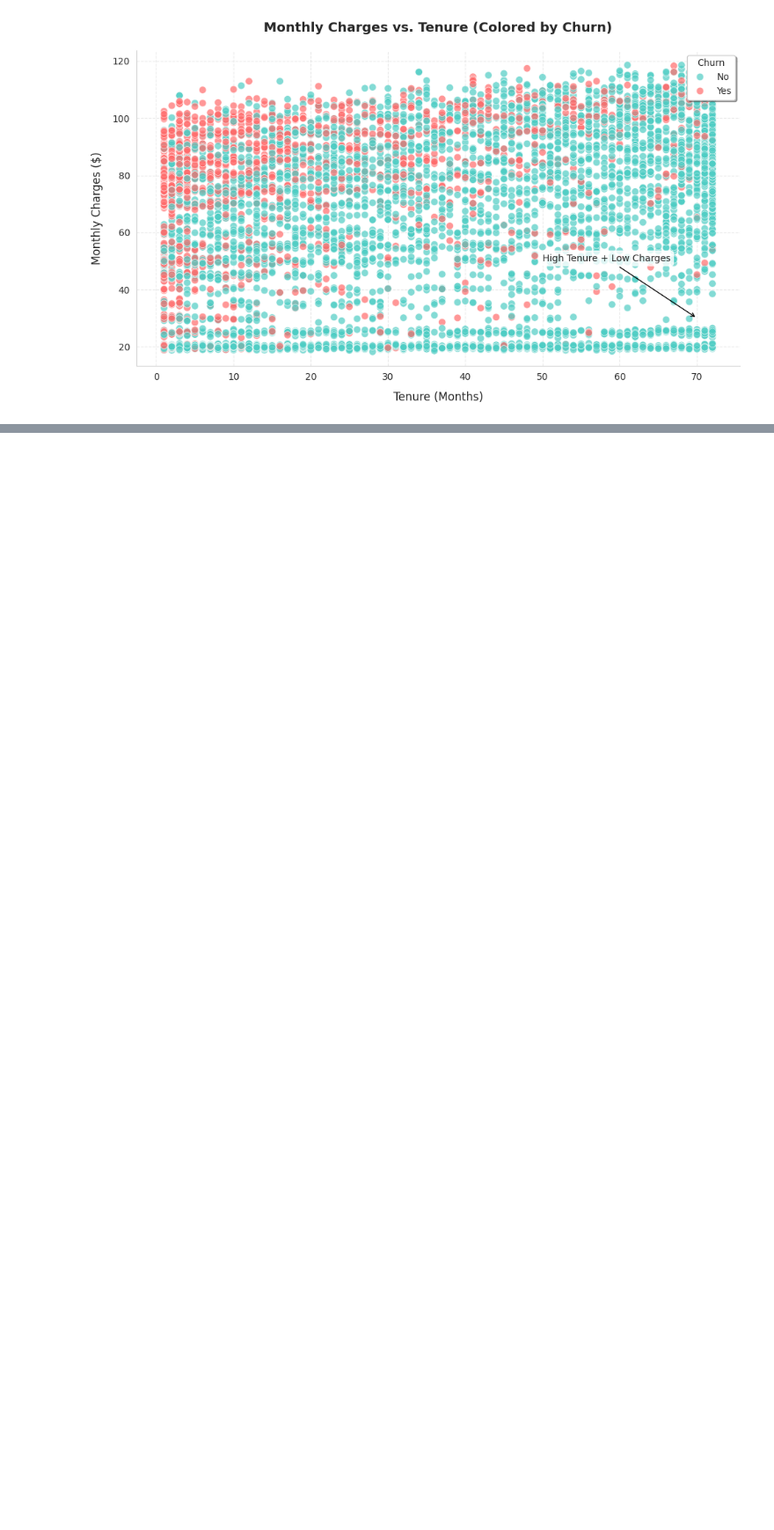
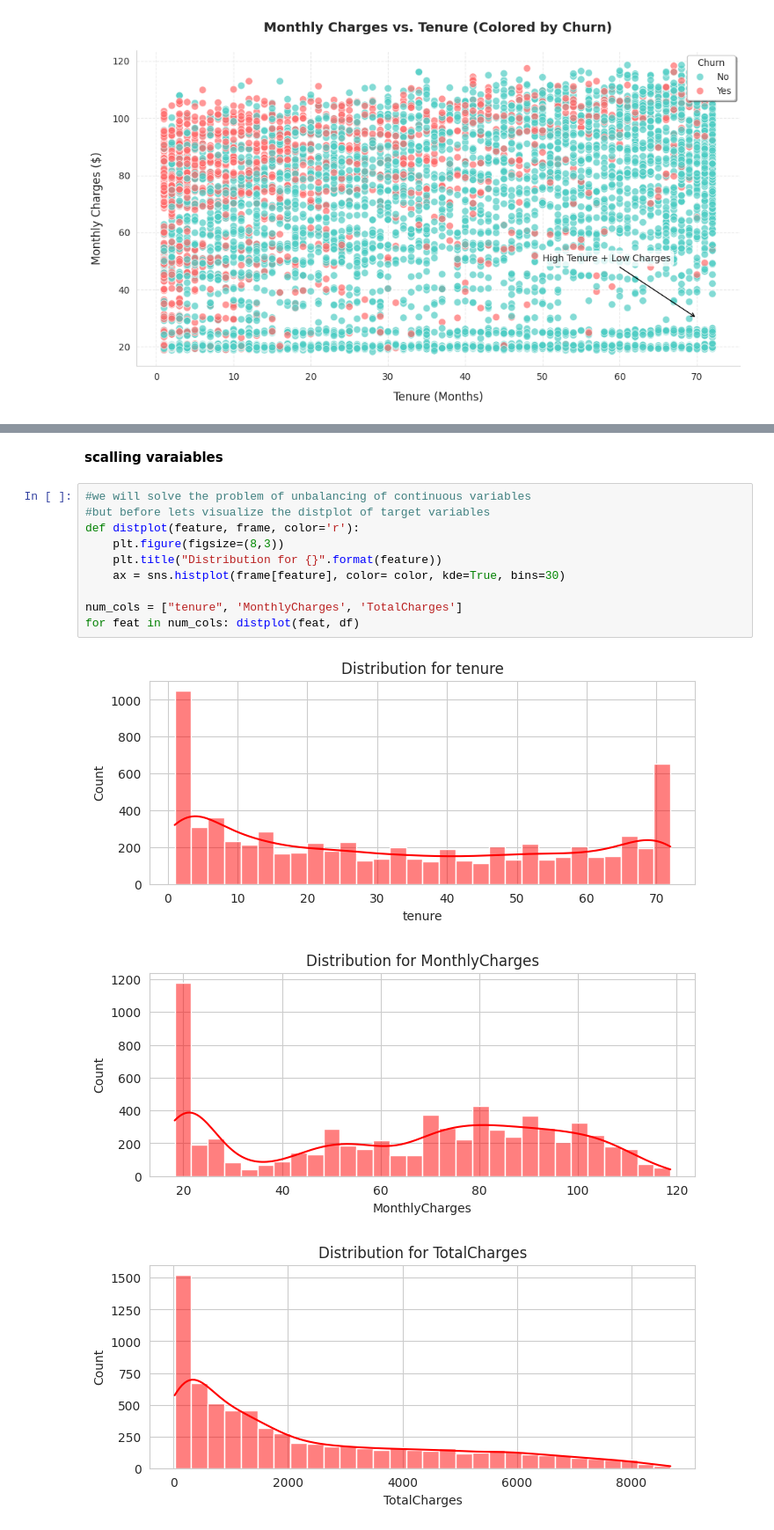
Before and after one commit to IzeriaAbdellatif/Telecom-Churn-prediction-using-machine-Learning, a Jupyter notebook: main.ipynb, the cells around one changed output, grey strips where cells are left out. Shown at 88% size. Saved outputs shown, nothing was run; the diff lists cells and outputs as text; blank space fills up the shorter version.

```diff
--- a/main.ipynb
+++ b/main.ipynb
@@ -445,0 +390,16 @@ Parameters: { "use_label_encoder" } are not used.
+# %% [markdown]
+**scalling varaiables**
+# %%
+#we will solve the problem of unbalancing of continuous variables
+#but before lets visualize the distplot of target variables
+def distplot(feature, frame, color='r'):
+    plt.figure(figsize=(8,3))
+    plt.title("Distribution for {}".format(feature))
+    ax = sns.histplot(frame[feature], color= color, kde=True, bins=30)
+
+num_cols = ["tenure", 'MonthlyCharges', 'TotalCharges']
+for feat in num_cols: distplot(feat, df)
+# %% [output]
+[figure, added]
+[figure, added]
+[figure, added]
```
Also changed, not shown: parts of 31 cells of this notebook, 2 other files.
